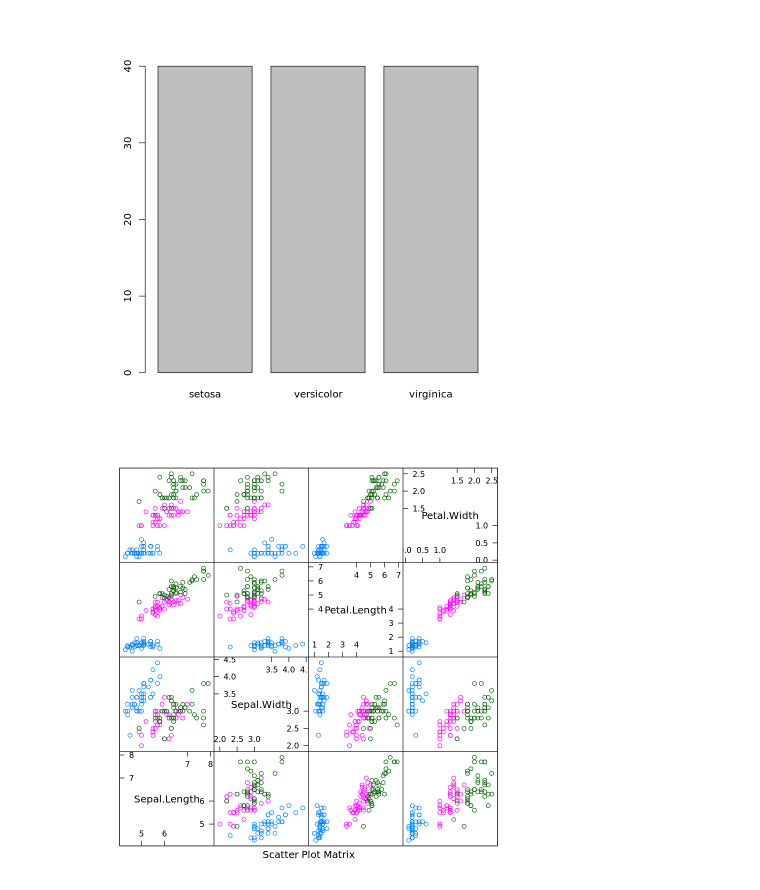
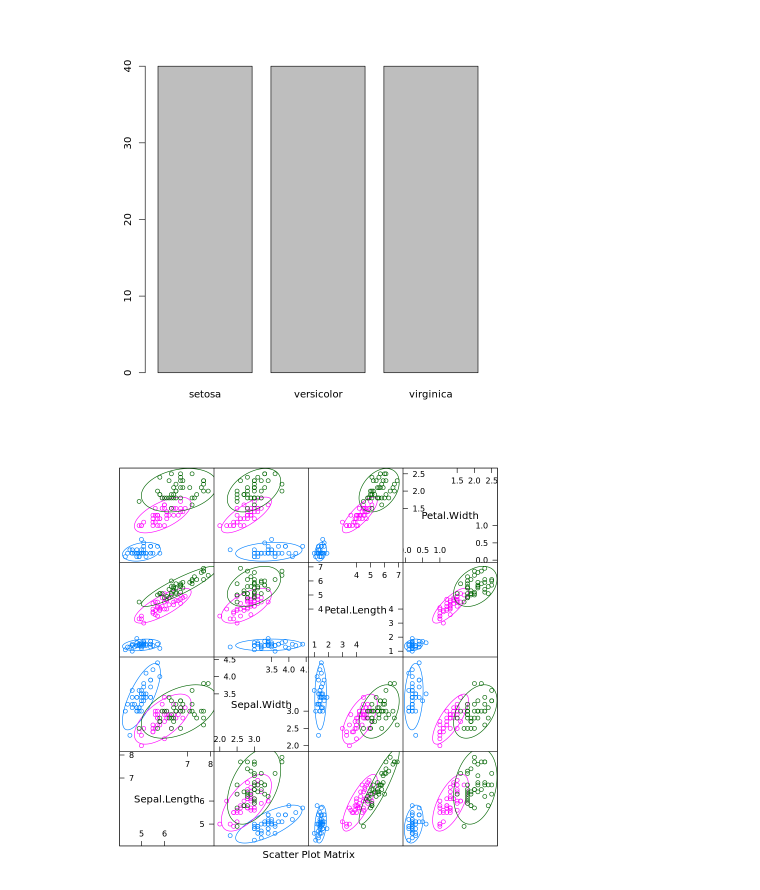
Before and after one commit to bdeng360/Machine_Learning_R, a Jupyter notebook: Machine Learning in R.ipynb, the cells around one changed output. Cells and saved outputs as stored; diff of their text form; code cells hidden in the pictures.

```diff
--- a/Machine Learning in R.ipynb
+++ b/Machine Learning in R.ipynb
@@ -82,9 +101,9 @@ plot(y)
 [figure]
 # %%
 #scatterplot matrix
-featurePlot(x=x, y=y, plot="pairs")
+featurePlot(x=x, y=y, plot="ellipse")
 # %% [output]
-[figure, old version]
+[figure, new version]
 # %%
 featurePlot(x=x, y=y, plot="box")
 # %% [output]
```
Also changed, not shown: parts of 14 cells of this notebook, 1 other file.
